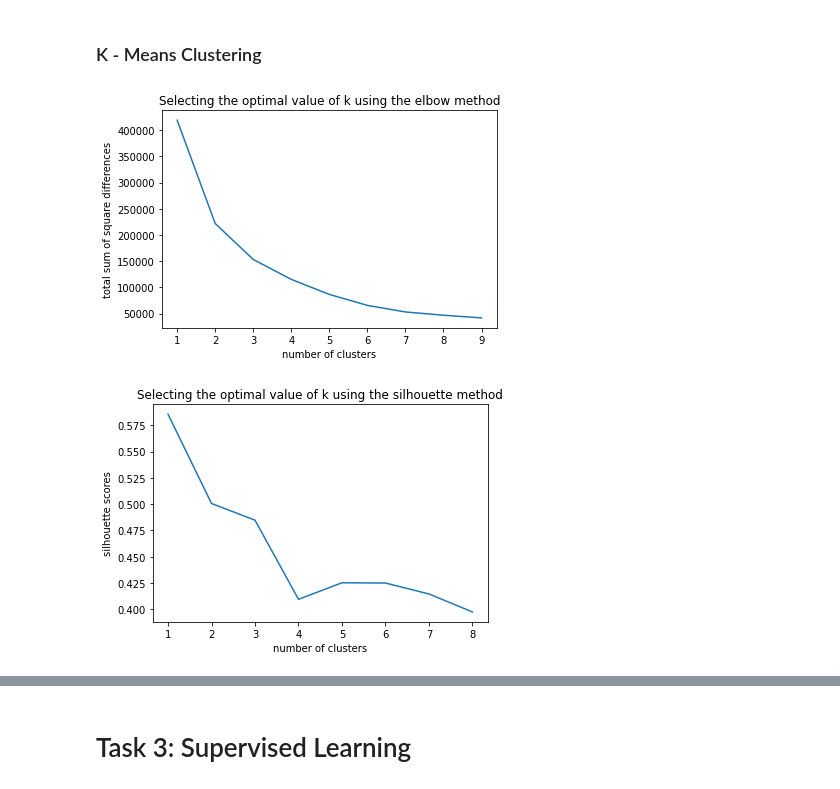
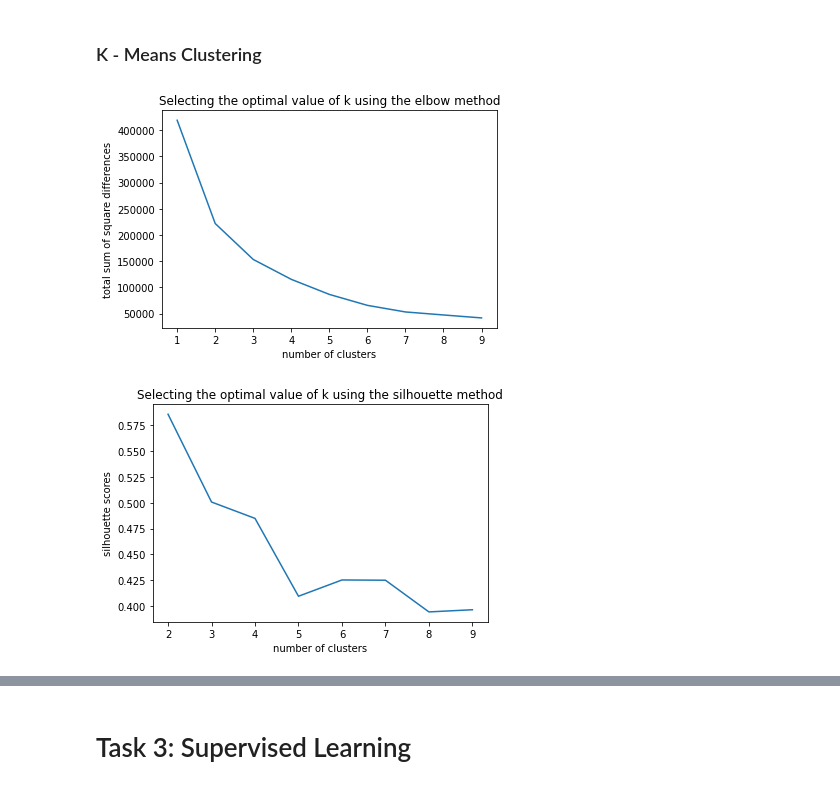
Before and after one commit to lfy05/Covid-19-Search-Trend-ML, a Jupyter notebook: Assignment1.ipynb, the cells around one changed output, grey strips where cells are left out. Cells and saved outputs as stored; diff of their text form; code cells hidden in the pictures.

```diff
--- a/Assignment1.ipynb
+++ b/Assignment1.ipynb
@@ -288,21 +289,14 @@ print(searchTrendDataPCA.shape)
 # %%
-## Implementing PCA using knowledge from class
+# PCA using scikit-learn
+pca = PCA(n_components=2)
 
-# centering the data
-#searchTrendDataPCA_centered = searchTrendDataPCA - searchTrendDataPCA.mean(axis=0)
-#print(searchTrendDataPCA.shape)
-# Eigenvalue decomposition
+searchTrendDataPCA = pca.fit_transform(searchTrendDataEncoded)
+## pca.components_.T[:,:2]
+## print(pca.explained_variance_ratio_)
 
-#U, s, Vt = np.linalg.svd(searchTrendDataPCA_centered)
-#print(Vt.shape)
-#first_component = Vt.T[:,0]
-#second_component = Vt.T[:,1]
-
-#Projection
-#Q = Vt.T[:, :2]
-#searchTrendDataPCA_original = searchTrendDataPCA_centered @ Vt.T
-#plt.scatter(searchTrendDataPCA_original[:,0], searchTrendDataPCA_original[:,1], alpha=0.2, c = 'm' )
-#plt.grid(color='grey', linestyle='-', linewidth=0.25, alpha=0.5)
-#plt.xlabel("first principal direction")
-#plt.ylabel("second principal direction")
+# Lets see what we have now
+plt.scatter(searchTrendDataPCA[:,0], searchTrendDataPCA[:,1], alpha=0.2, c = 'm' )
+plt.grid(color='grey', linestyle='-', linewidth=0.25, alpha=0.5)
+plt.xlabel("first principal direction")
+plt.ylabel("second principal direction")
 # %% [output]
@@ -312,13 +304,0 @@ Text(0, 0.5, 'second principal direction')
-# %%
-# PCA using scikit-learn
-pca = PCA(n_components=2)
-
-searchTrendDataPCA = pca.fit_transform(searchTrendDataPCA)
-## pca.components_.T[:,:2]
-## print(pca.explained_variance_ratio_)
-
-# Lets see what we have now
-plt.scatter(searchTrendDataPCA[:,0], searchTrendDataPCA[:,1], alpha=0.2, c = 'm' )
-plt.grid(color='grey', linestyle='-', linewidth=0.25, alpha=0.5)
-plt.xlabel("first principal direction")
-plt.ylabel("second principal direction")
@@ -330,33 +307,33 @@ Text(0, 0.5, 'second principal direction')
 # %%
 ## K-Means on searchTrendDataPCA
 
 from sklearn.cluster import KMeans
 from sklearn.metrics import silhouette_score
 #print(searchTrendDataPCA.shape)
 
 inertia_values = []
 sil_scores = []
 
 for val in range(1,10):
     kmeans = KMeans(n_clusters = val, n_init = 30, init = 'k-means++')
     kmeans.fit(searchTrendDataPCA)
     inertia_values.append(kmeans.inertia_)
     if val >= 2:
         sil_scores.append(silhouette_score(searchTrendDataPCA, kmeans.labels_))
 
 plt.plot(range(1,10), inertia_values)
 plt.title('Selecting the optimal value of k using the elbow method')
 plt.xlabel('number of clusters')
 plt.ylabel('total sum of square differences')
 plt.show()
 
 plt.figure()
-plt.plot(range(1,9), sil_scores)
+plt.plot(range(2,10), sil_scores)
 plt.title('Selecting the optimal value of k using the silhouette method')
 plt.xlabel('number of clusters')
 plt.ylabel('silhouette scores')
 plt.show()
 # %% [output]
 [figure]
-[figure, old version]
+[figure, new version]
 # %%
```
Also changed, not shown: parts of 28 cells of this notebook.
